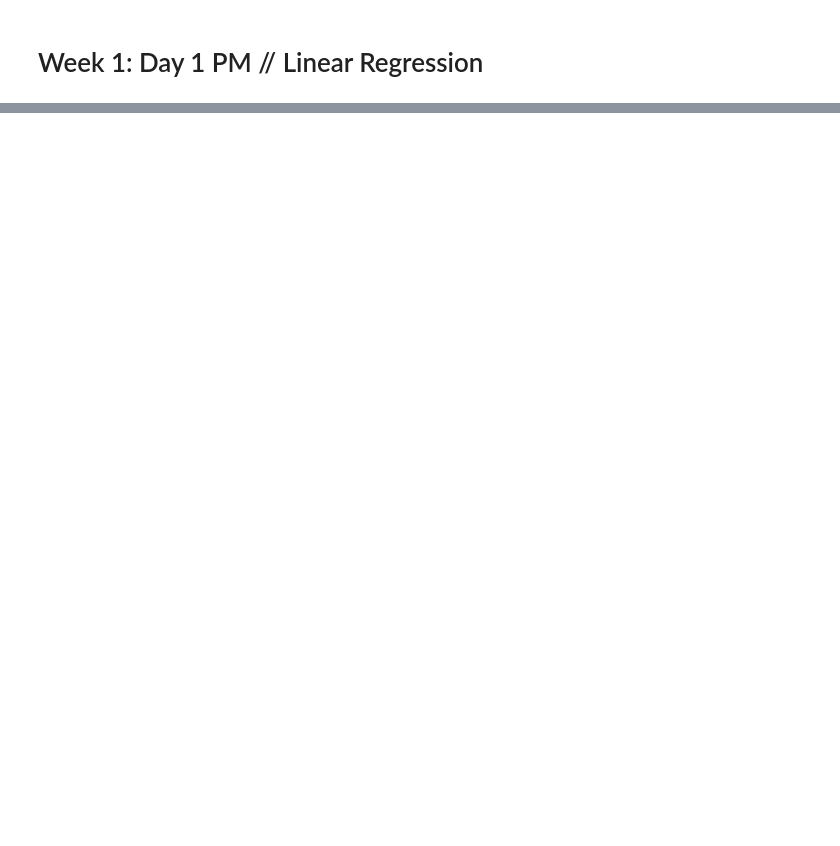
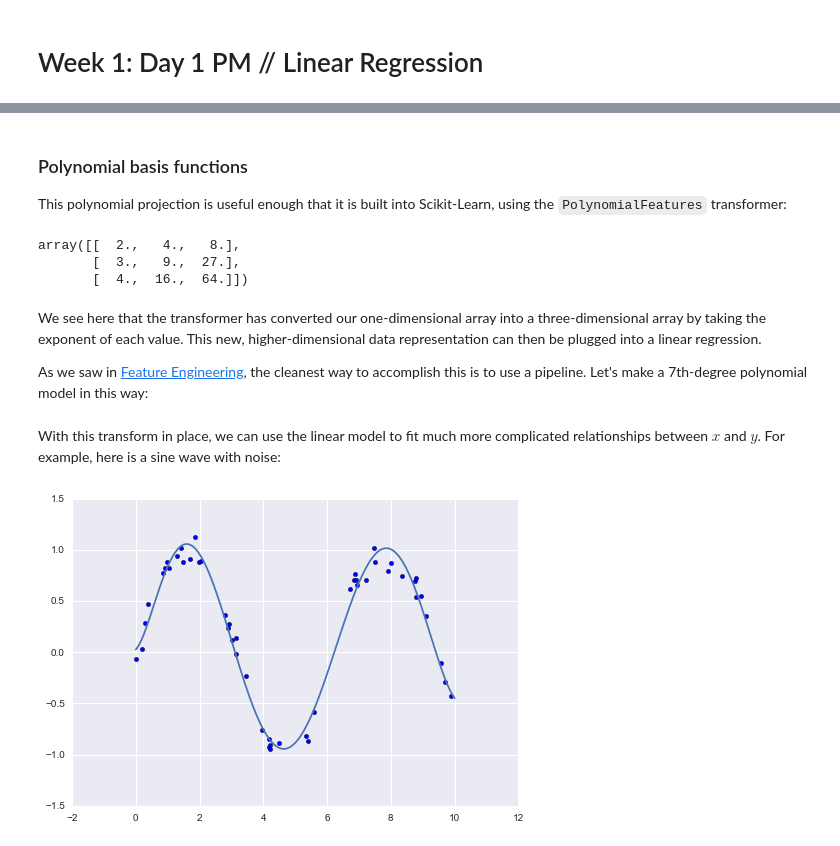
Before and after one commit to ardhiraka/FSDS_Guidelines, a Jupyter notebook: p1/w1/d1pm.ipynb, the cells around one changed output, grey strips where cells are left out. Cells and saved outputs as stored; diff of their text form; code cells hidden in the pictures; blank space fills up the shorter version.

```diff
--- a/p1/w1/d1pm.ipynb
+++ b/p1/w1/d1pm.ipynb
@@ -254,0 +103,38 @@ We can see how the alpha parameter "smoothen" the prediction curve.
+# %% [markdown]
+### Polynomial basis functions
+
+This polynomial projection is useful enough that it is built into Scikit-Learn, using the ``PolynomialFeatures`` transformer:
+# %%
+from sklearn.preprocessing import PolynomialFeatures
+x = np.array([2, 3, 4])
+poly = PolynomialFeatures(3, include_bias=False)
+poly.fit_transform(x[:, None])
+# %% [output]
+array([[  2.,   4.,   8.],
+       [  3.,   9.,  27.],
+       [  4.,  16.,  64.]])
+# %% [markdown]
+We see here that the transformer has converted our one-dimensional array into a three-dimensional array by taking the exponent of each value.
+This new, higher-dimensional data representation can then be plugged into a linear regression.
+
+As we saw in [Feature Engineering](05.04-Feature-Engineering.ipynb), the cleanest way to accomplish this is to use a pipeline.
+Let's make a 7th-degree polynomial model in this way:
+# %%
+from sklearn.pipeline import make_pipeline
+poly_model = make_pipeline(PolynomialFeatures(7),
+                           LinearRegression())
+# %% [markdown]
+With this transform in place, we can use the linear model to fit much more complicated relationships between $x$ and $y$.
+For example, here is a sine wave with noise:
+# %%
+rng = np.random.RandomState(1)
+x = 10 * rng.rand(50)
+y = np.sin(x) + 0.1 * rng.randn(50)
+
+poly_model.fit(x[:, np.newaxis], y)
+yfit = poly_model.predict(xfit[:, np.newaxis])
+
+plt.scatter(x, y)
+plt.plot(xfit, yfit);
+# %% [output]
+[figure, added]
```
Also changed, not shown: parts of 95 cells of this notebook.
